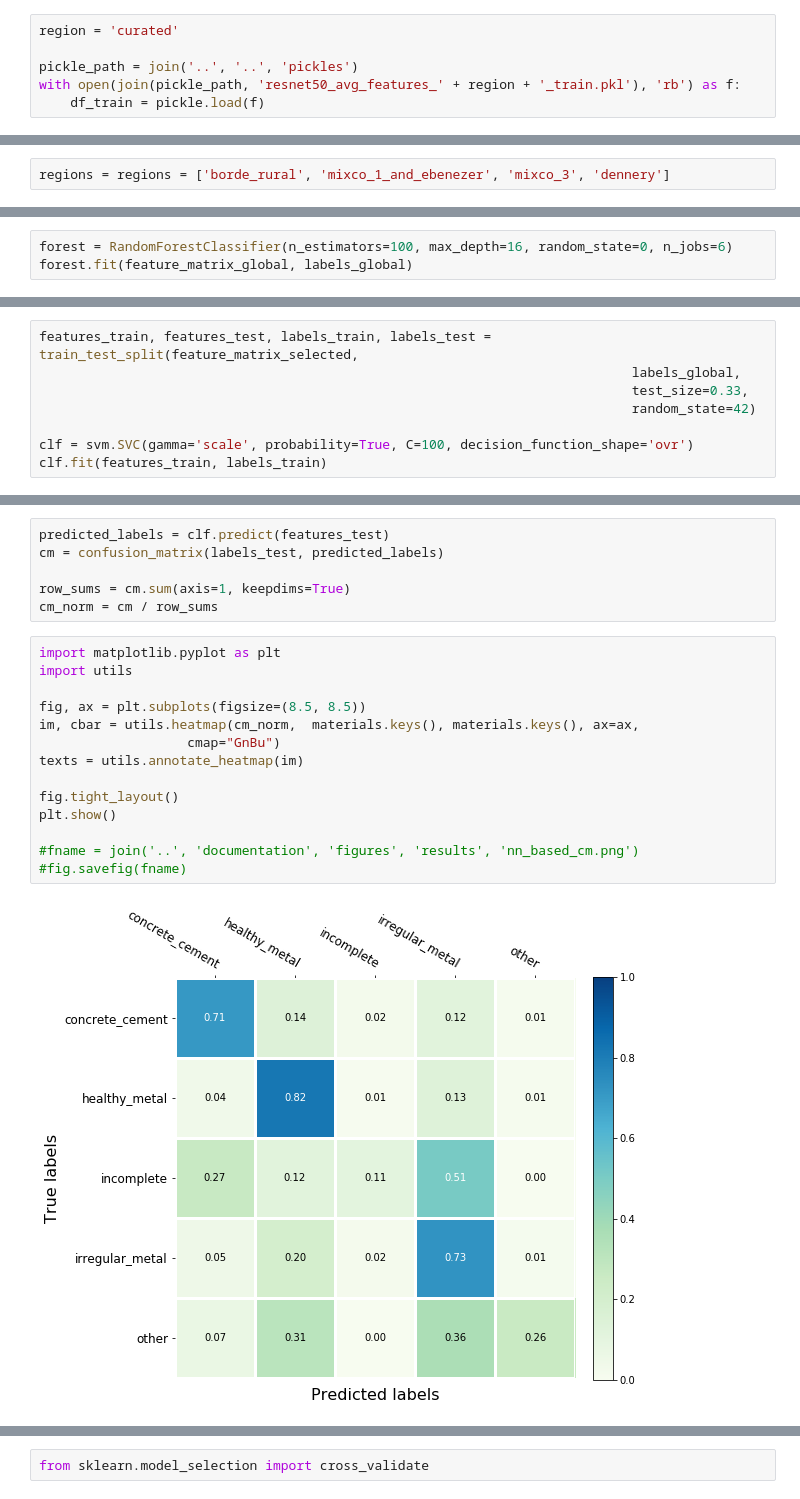
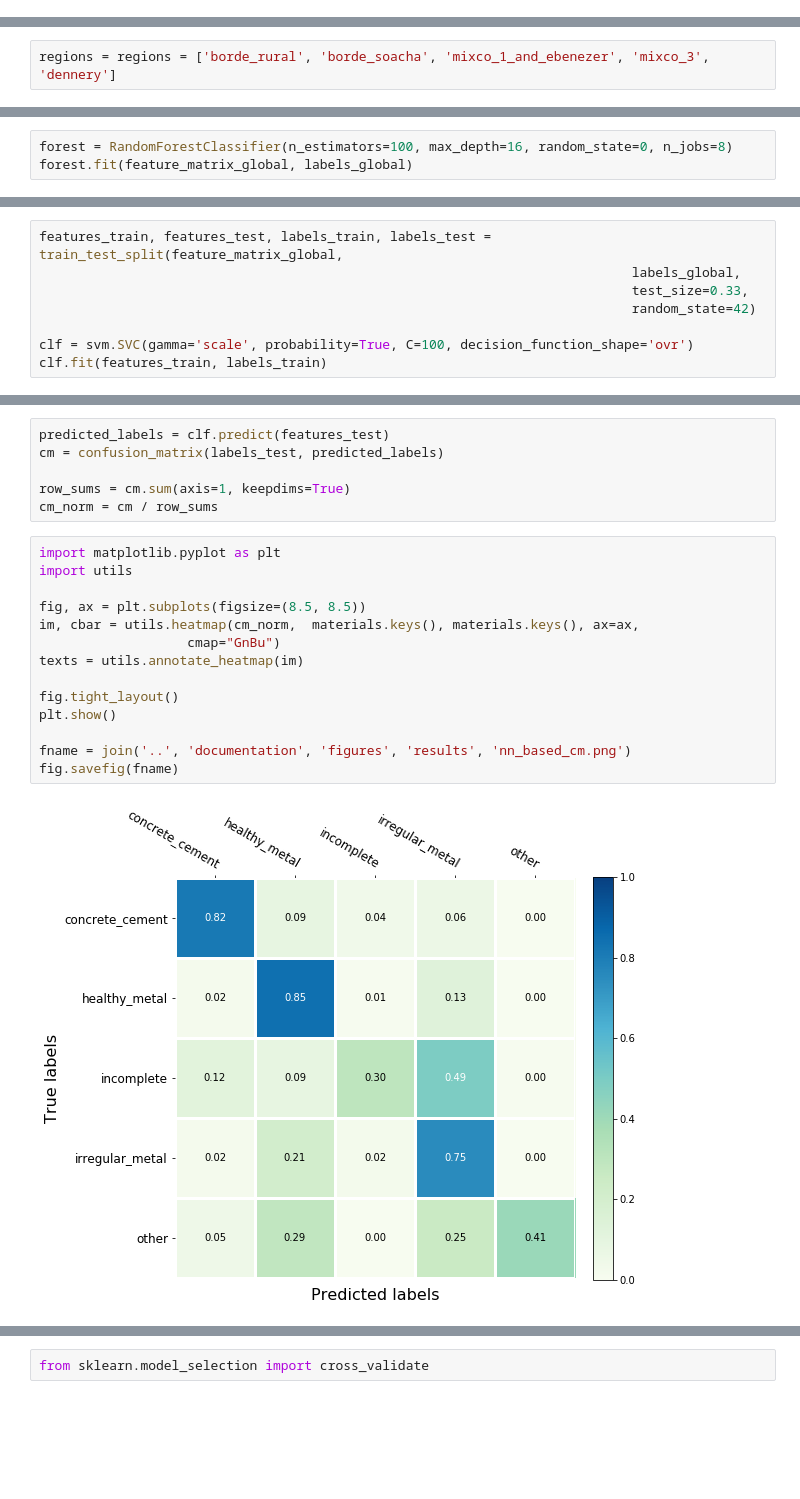
Before and after one commit to jo-ruether/ipeo_carribean, a Jupyter notebook: src/Classification.ipynb, the cells around one changed output, grey strips where cells are left out. Drawn from its saved outputs; the diff is of its cells as text; blank space fills up the shorter version.

Commit message:
Latest results

```diff
--- a/src/Classification.ipynb
+++ b/src/Classification.ipynb
@@ -19,6 +14,0 @@ from sklearn.ensemble import RandomForestClassifier
-# %%
-region = 'curated'
-
-pickle_path = join('..', '..', 'pickles')
-with open(join(pickle_path, 'resnet50_avg_features_' + region + '_train.pkl'), 'rb') as f:
-    df_train = pickle.load(f)
@@ -96,5 +17,5 @@ for i in range(len(predicted_labels)):
 # %%
-regions = regions = ['borde_rural', 'mixco_1_and_ebenezer', 'mixco_3', 'dennery']
+regions = regions = ['borde_rural', 'borde_soacha', 'mixco_1_and_ebenezer', 'mixco_3', 'dennery']
 # %%
 columns = ['id', 'features', 'label']
 df_train_global = pd.DataFrame(columns=columns)
@@ -144,7 +59,7 @@ clf.fit(feature_matrix_global, labels_global)
 # %% [markdown]
 ## 4. Train a Random Forest Model
 # %%
-forest = RandomForestClassifier(n_estimators=100, max_depth=16, random_state=0, n_jobs=6)
+forest = RandomForestClassifier(n_estimators=100, max_depth=16, random_state=0, n_jobs=8)
 forest.fit(feature_matrix_global, labels_global)
 # %% [output]
 RandomForestClassifier(bootstrap=True, class_weight=None, criterion='gini',
@@ -160,6 +75,6 @@ indices = np.argsort(importances)[::-1][:20]
 feature_matrix_selected = feature_matrix_global[:, indices]
 # %%
-features_train, features_test, labels_train, labels_test = train_test_split(feature_matrix_selected,
+features_train, features_test, labels_train, labels_test = train_test_split(feature_matrix_global,
                                                                             labels_global,
                                                                             test_size=0.33,
                                                                             random_state=42)
@@ -182,16 +97,16 @@ cm_norm = cm / row_sums
 # %%
 import matplotlib.pyplot as plt
 import utils
 
 fig, ax = plt.subplots(figsize=(8.5, 8.5))
 im, cbar = utils.heatmap(cm_norm,  materials.keys(), materials.keys(), ax=ax,
                    cmap="GnBu")
 texts = utils.annotate_heatmap(im)
 
 fig.tight_layout()
 plt.show()
 
-#fname = join('..', 'documentation', 'figures', 'results', 'nn_based_cm.png')
-#fig.savefig(fname)
+fname = join('..', 'documentation', 'figures', 'results', 'nn_based_cm.png')
+fig.savefig(fname)
 # %% [output]
-[figure, old version]
+[figure, new version]
```
Also changed, not shown: parts of 31 cells of this notebook, 6 other files.
